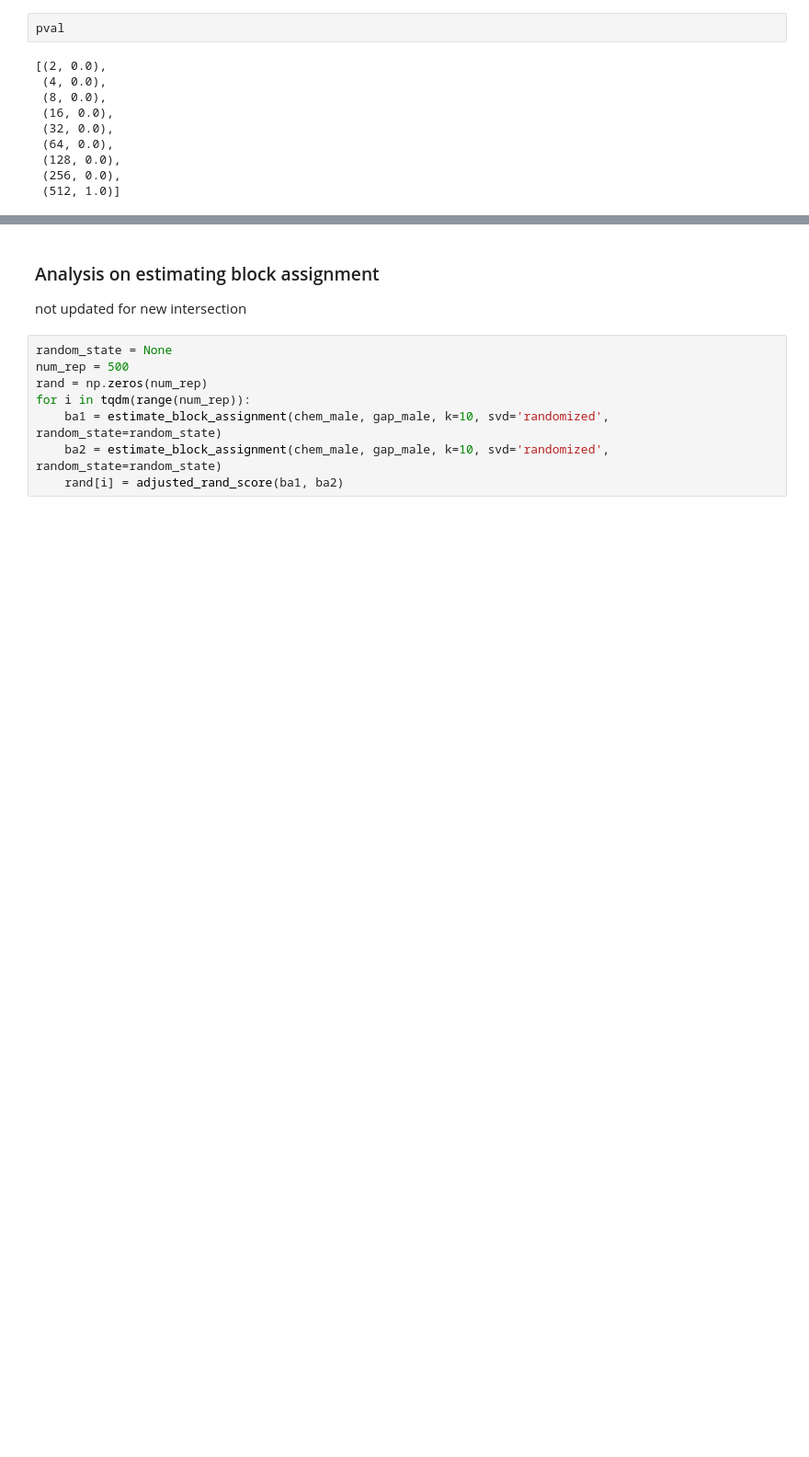
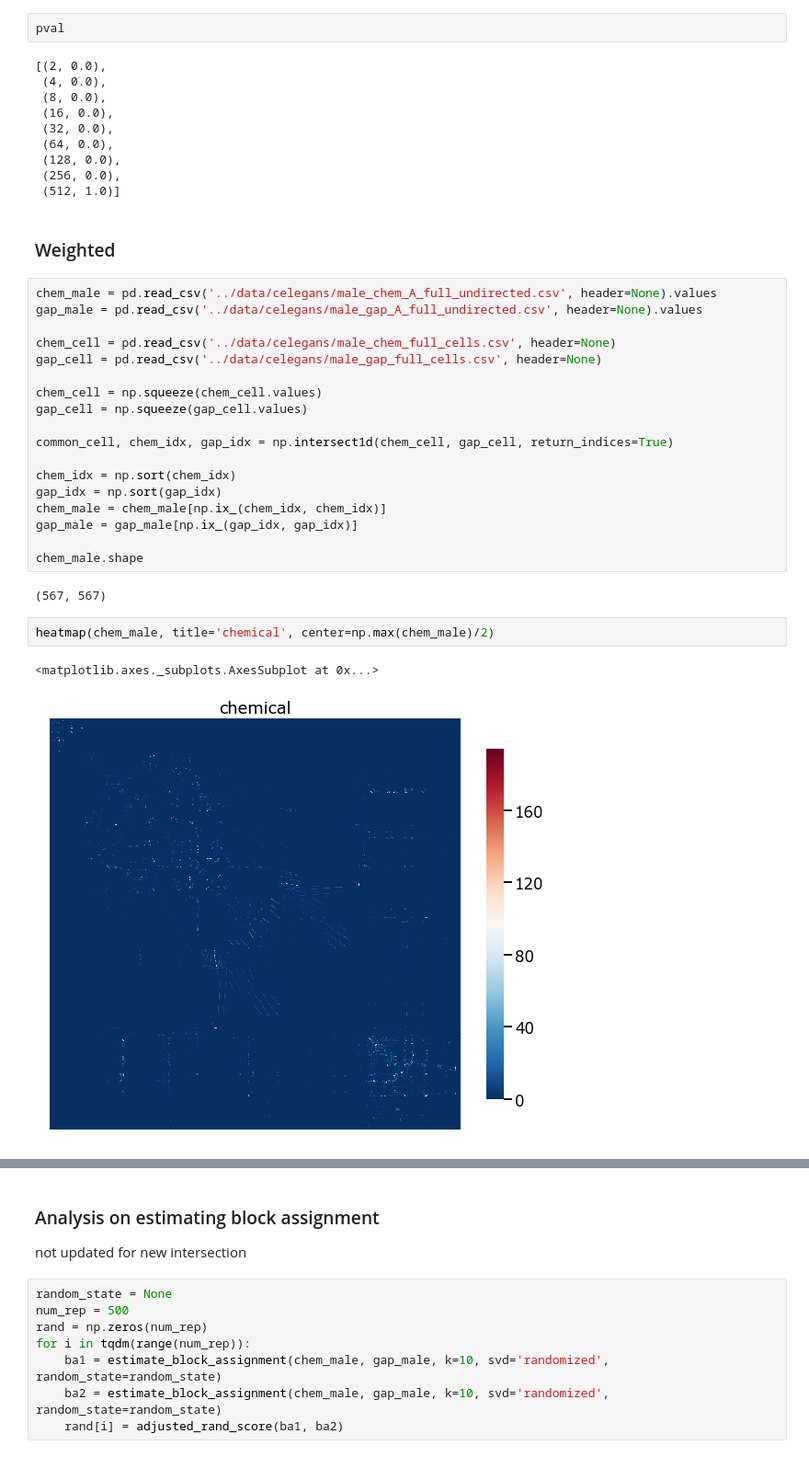
Before and after one commit to junhaobearxiong/graph_independence_test, a Jupyter notebook: notebooks/2019-03-27_real_data_celegans_chem_gap.ipynb, the cells around one changed output, grey strips where cells are left out. Shown at 92% size. Drawn from its saved outputs; the diff is of its cells as text; blank space fills up the shorter version.

```diff
--- a/notebooks/2019-03-27_real_data_celegans_chem_gap.ipynb
+++ b/notebooks/2019-03-27_real_data_celegans_chem_gap.ipynb
@@ -155,3 +136,30 @@ pval
  (128, 0.0),
  (256, 0.0),
  (512, 1.0)]
+# %% [markdown]
+### Weighted
+# %%
+chem_male = pd.read_csv('../data/celegans/male_chem_A_full_undirected.csv', header=None).values
+gap_male = pd.read_csv('../data/celegans/male_gap_A_full_undirected.csv', header=None).values
+
+chem_cell = pd.read_csv('../data/celegans/male_chem_full_cells.csv', header=None)
+gap_cell = pd.read_csv('../data/celegans/male_gap_full_cells.csv', header=None)
+
+chem_cell = np.squeeze(chem_cell.values)
+gap_cell = np.squeeze(gap_cell.values)
+
+common_cell, chem_idx, gap_idx = np.intersect1d(chem_cell, gap_cell, return_indices=True)
+
+chem_idx = np.sort(chem_idx)
+gap_idx = np.sort(gap_idx)
+chem_male = chem_male[np.ix_(chem_idx, chem_idx)]
+gap_male = gap_male[np.ix_(gap_idx, gap_idx)]
+
+chem_male.shape
+# %% [output]
+(567, 567)
+# %%
+heatmap(chem_male, title='chemical', center=np.max(chem_male)/2)
+# %% [output]
+<matplotlib.axes._subplots.AxesSubplot at 0x...>
+[figure, added]
```
Also changed, not shown: parts of 13 cells of this notebook, 5 other files.
